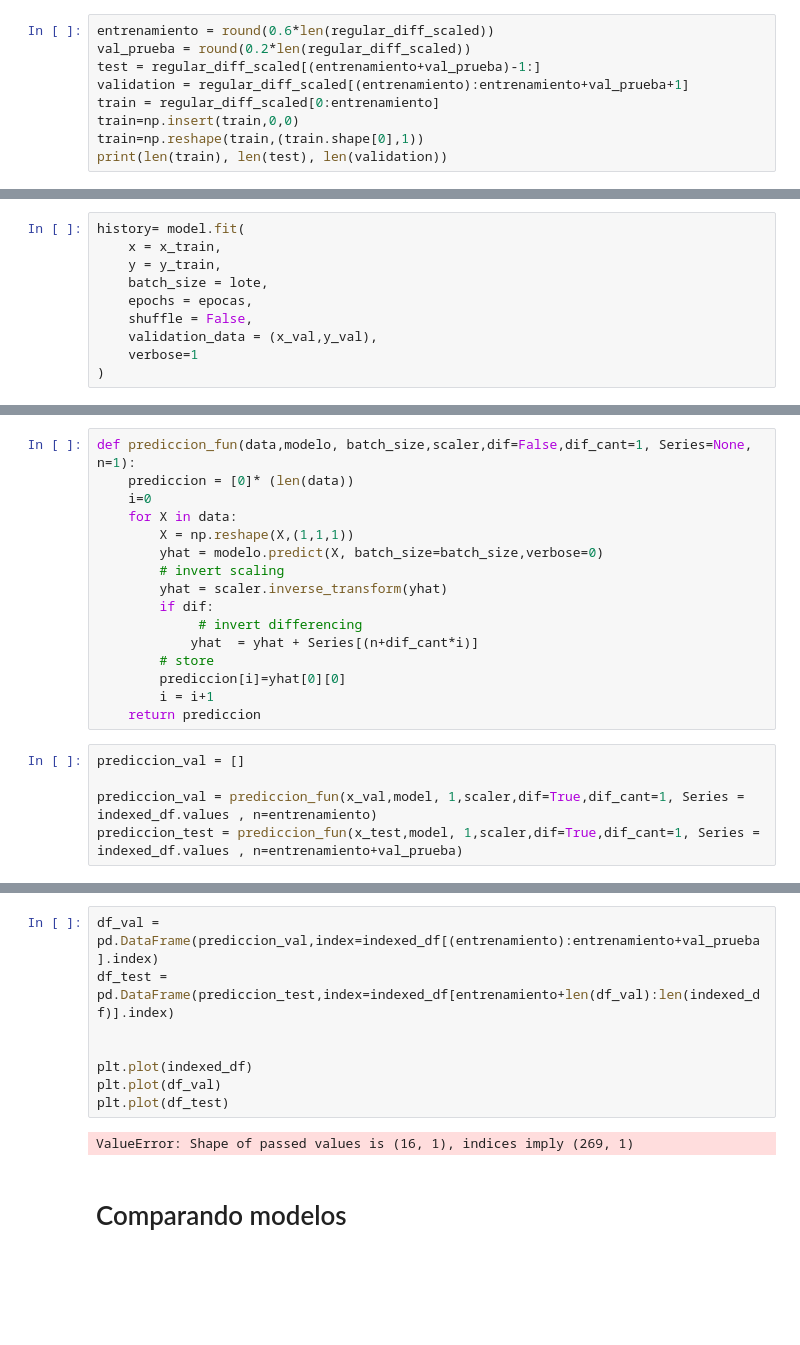
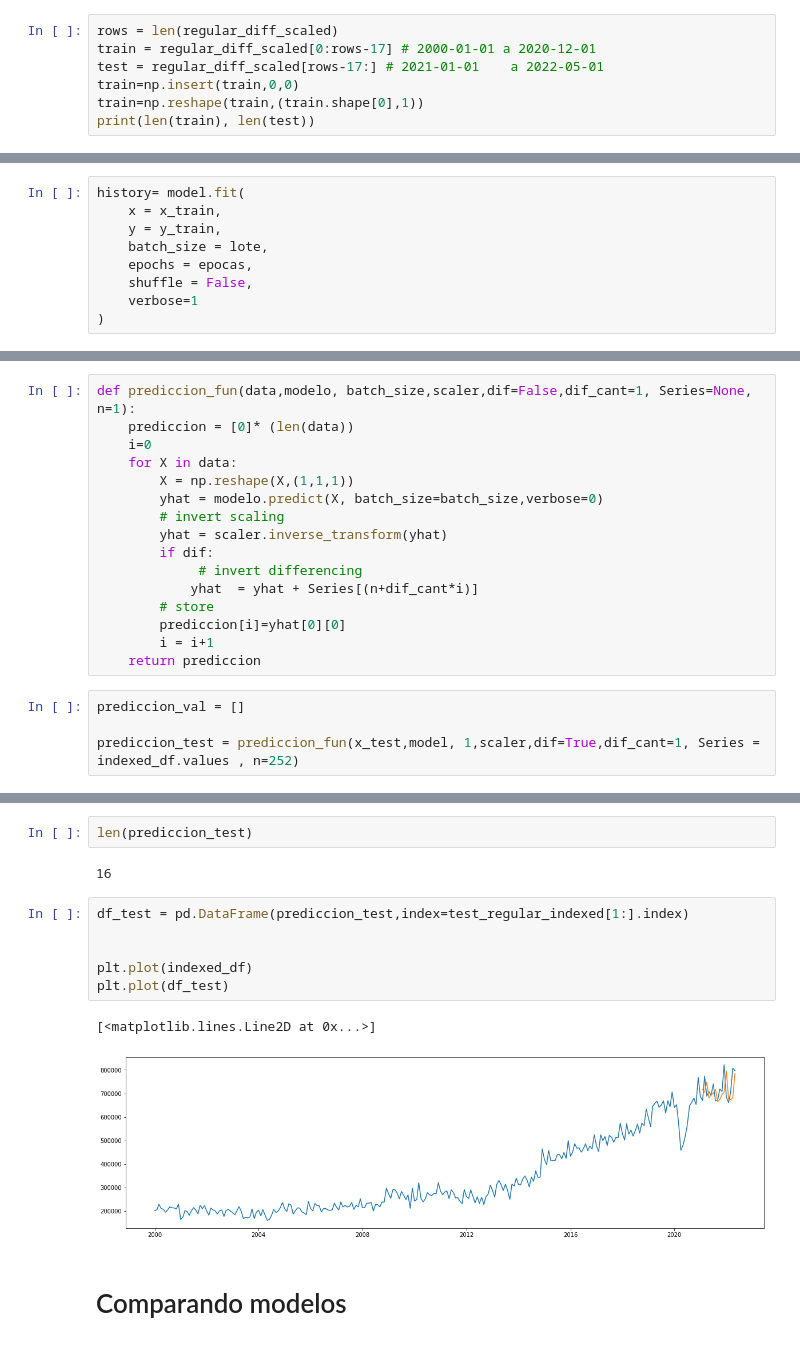
Before and after one commit to Bato007/HDT3_DS, a Jupyter notebook: ejercicio 2/main.ipynb, the cells around one changed output, grey strips where cells are left out. Drawn from its saved outputs; the diff is of its cells as text; blank space fills up the shorter version.

Commit message:
Compare models v2

```diff
--- a/ejercicio 2/main.ipynb
+++ b/ejercicio 2/main.ipynb
@@ -234,12 +234,10 @@ array([[ 0.01880451],
 # %% [markdown]
 ### Separando train y test
 # %%
-entrenamiento = round(0.6*len(regular_diff_scaled))
-val_prueba = round(0.2*len(regular_diff_scaled))
-test = regular_diff_scaled[(entrenamiento+val_prueba)-1:]
-validation = regular_diff_scaled[(entrenamiento):entrenamiento+val_prueba+1]
-train = regular_diff_scaled[0:entrenamiento]
+rows = len(regular_diff_scaled)
+train = regular_diff_scaled[0:rows-17] # 2000-01-01 a 2020-12-01
+test = regular_diff_scaled[rows-17:] # 2021-01-01	 a 2022-05-01
 train=np.insert(train,0,0)
 train=np.reshape(train,(train.shape[0],1))
-print(len(train), len(test), len(validation))
+print(len(train), len(test))
 # %% [output]
@@ -344,7 +339,6 @@ history= model.fit(
     batch_size = lote,
     epochs = epocas,
     shuffle = False,
-    validation_data = (x_val,y_val),
     verbose=1
 )
 # %% [output]
@@ -390,5 +384,4 @@ def prediccion_fun(data,modelo, batch_size,scaler,dif=False,dif_cant=1, Series=N
 # %%
 prediccion_val = []
 
-prediccion_val = prediccion_fun(x_val,model, 1,scaler,dif=True,dif_cant=1, Series = indexed_df.values , n=entrenamiento)
-prediccion_test = prediccion_fun(x_test,model, 1,scaler,dif=True,dif_cant=1, Series = indexed_df.values , n=entrenamiento+val_prueba)
+prediccion_test = prediccion_fun(x_test,model, 1,scaler,dif=True,dif_cant=1, Series = indexed_df.values , n=252)
@@ -395,12 +408,15 @@ prediccion_test = prediccion_fun(x_test,model, 1,scaler,dif=True,dif_cant=1, Ser
+# %%
+len(prediccion_test)
+# %% [output]
+16
 # %%
-df_val = pd.DataFrame(prediccion_val,index=indexed_df[(entrenamiento):entrenamiento+val_prueba].index)
-df_test = pd.DataFrame(prediccion_test,index=indexed_df[entrenamiento+len(df_val):len(indexed_df)].index)
+df_test = pd.DataFrame(prediccion_test,index=test_regular_indexed[1:].index)
 
 
 plt.plot(indexed_df)
-plt.plot(df_val)
 plt.plot(df_test)
 # %% [output]
-ValueError: Shape of passed values is (16, 1), indices imply (269, 1)
+[<matplotlib.lines.Line2D at 0x...>]
+[figure, added]
 # %% [markdown]
 # Comparando modelos
```
Also changed, not shown: parts of 10 cells of this notebook.
